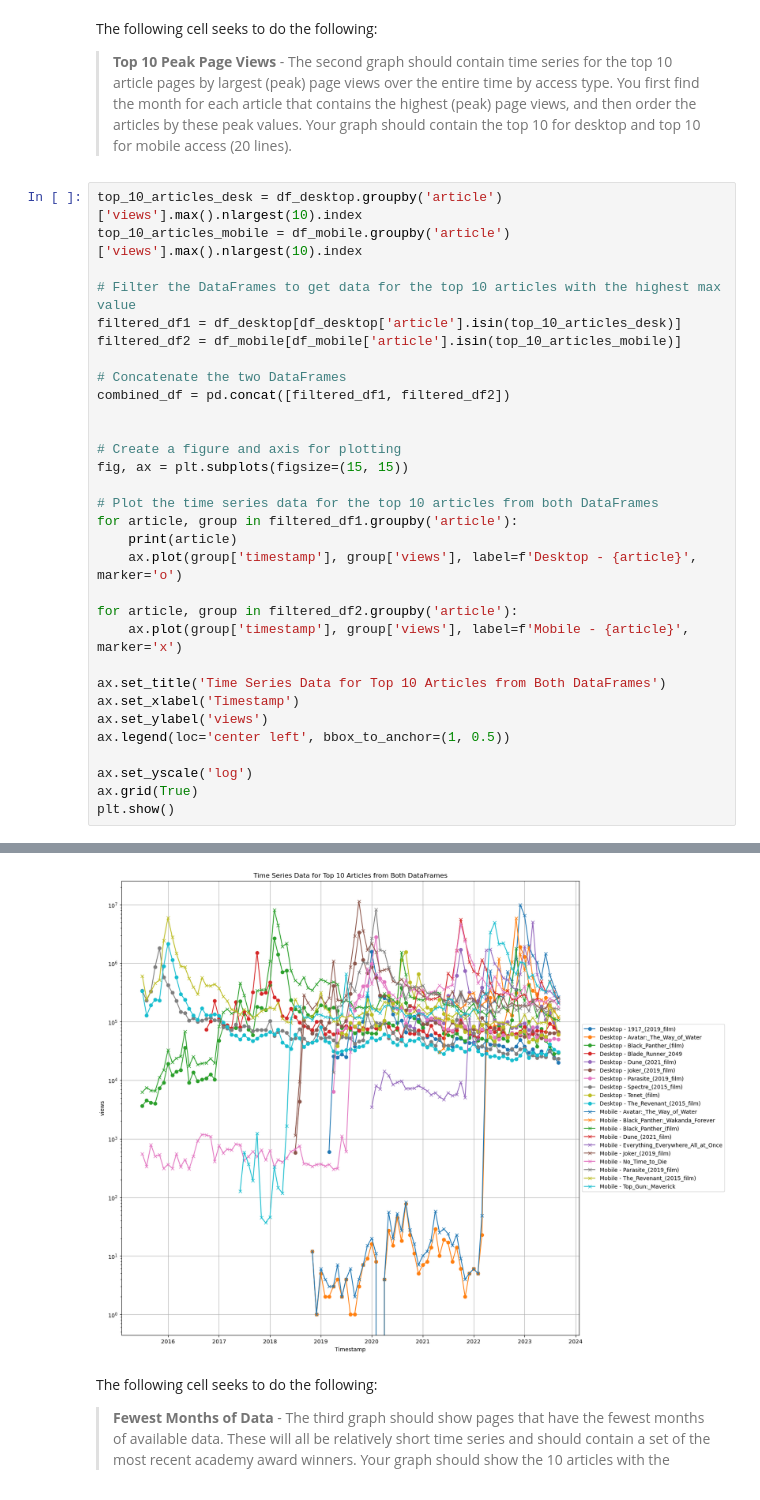
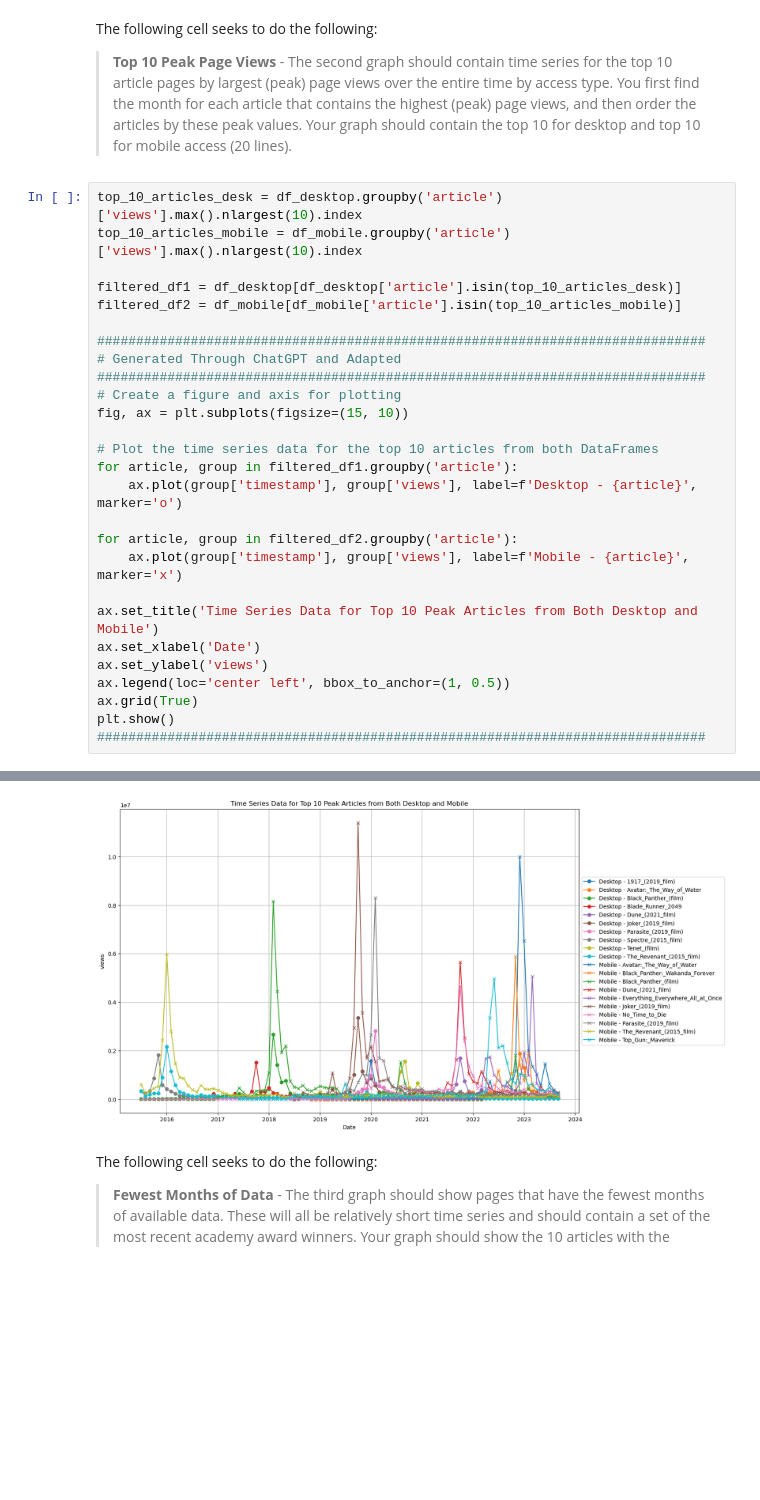
Before and after one commit to chandlerault/data-512-homework_1, a Jupyter notebook: analysis.ipynb, the cells around one changed output, grey strips where cells are left out. Saved outputs shown, nothing was run; the diff lists cells and outputs as text; blank space fills up the shorter version.

```diff
--- a/analysis.ipynb
+++ b/analysis.ipynb
@@ -97,31 +86,27 @@ The following cell seeks to do the following:
 top_10_articles_desk = df_desktop.groupby('article')['views'].max().nlargest(10).index
 top_10_articles_mobile = df_mobile.groupby('article')['views'].max().nlargest(10).index
 
-# Filter the DataFrames to get data for the top 10 articles with the highest max value
 filtered_df1 = df_desktop[df_desktop['article'].isin(top_10_articles_desk)]
 filtered_df2 = df_mobile[df_mobile['article'].isin(top_10_articles_mobile)]
 
-# Concatenate the two DataFrames
-combined_df = pd.concat([filtered_df1, filtered_df2])
-
-
+##############################################################################
+# Generated Through ChatGPT and Adapted
+##############################################################################
 # Create a figure and axis for plotting
-fig, ax = plt.subplots(figsize=(15, 15))
+fig, ax = plt.subplots(figsize=(15, 10))
 
 # Plot the time series data for the top 10 articles from both DataFrames
 for article, group in filtered_df1.groupby('article'):
-    print(article)
     ax.plot(group['timestamp'], group['views'], label=f'Desktop - {article}', marker='o')
 
 for article, group in filtered_df2.groupby('article'):
     ax.plot(group['timestamp'], group['views'], label=f'Mobile - {article}', marker='x')
 
-ax.set_title('Time Series Data for Top 10 Articles from Both DataFrames')
-ax.set_xlabel('Timestamp')
+ax.set_title('Time Series Data for Top 10 Peak Articles from Both Desktop and Mobile')
+ax.set_xlabel('Date')
 ax.set_ylabel('views')
 ax.legend(loc='center left', bbox_to_anchor=(1, 0.5))
-
-ax.set_yscale('log')
 ax.grid(True)
 plt.show()
+##############################################################################
 # %% [output]
@@ -138,4 +113,4 @@ The_Revenant_(2015_film)
-[figure, old version]
+[figure, new version]
 # %% [markdown]
 The following cell seeks to do the following:
 
```
Also changed, not shown: parts of 6 cells of this notebook, 1 other file.
